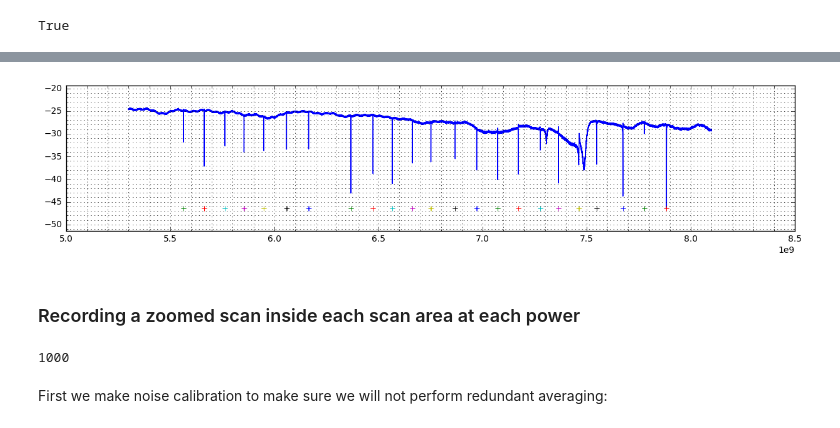
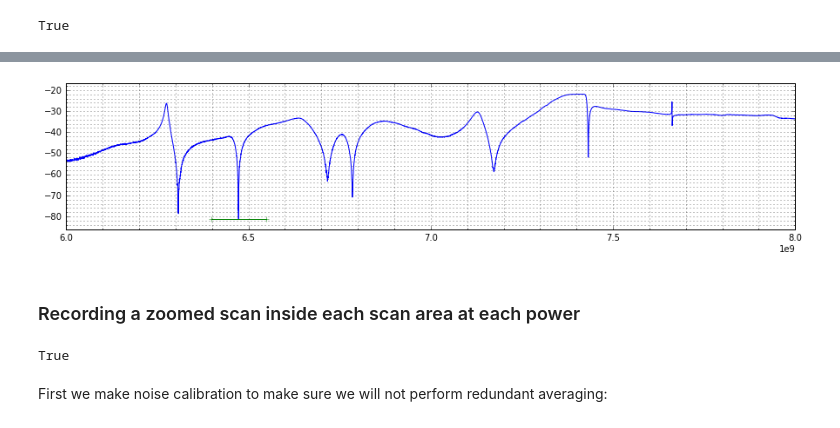
Before and after one commit to niobiumpro/Measurement-automation, a Jupyter notebook: Resonator measurements.ipynb, the cells around one changed output, grey strips where cells are left out. Saved outputs shown, nothing was run; the diff lists cells and outputs as text; code cells hidden in the pictures.

```diff
--- a/Resonator measurements.ipynb
+++ b/Resonator measurements.ipynb
@@ -47,4 +47,4 @@ pna_l.set_averages(10)
 # %% [output]
 True
-# %%
-znb.set_power(-10)
+# %%
+pna_l.set_power(0)
@@ -69,8 +71,8 @@ def guess_scan_areas(area_size, depth):
         scan_areas : list
         A list of tuples each representing an area in frequency presumably around the resonator dips
     '''
-    freqs, amps = znb.get_frequencies(), 20*log10(abs(znb.get_sdata()))
-    window = 100
+    freqs, amps = pna_l.get_frequencies(), 20*log10(abs(pna_l.get_sdata()))
+    window = 1000
     extrema = argrelextrema(amps, np.less, order=window)[0]
     deep_minima = []
     for extremum in extrema:
@@ -79,6 +81,6 @@ def guess_scan_areas(area_size, depth):
             deep_minima.append(freqs[extremum])
     return [(m-area_size/2, m+area_size/2) for m in deep_minima]
 # %%
-scan_areas = guess_scan_areas(1e6, 1)[:]
+scan_areas = guess_scan_areas(150e6, 1)[:]
 scan_areas[:10], len(scan_areas)
 # %% [output]
@@ -107,38 +99,38 @@ del scan_areas[-2]
 # %%
 save_graph = False
 
-plt.plot(znb.get_frequencies(), 20*log10(abs(znb.get_sdata())))
+plt.plot(pna_l.get_frequencies(), 20*log10(abs(pna_l.get_sdata())))
 
 if not save_graph:
     for scan_area in scan_areas:
-        plt.plot(scan_area, ones(2)*min(20*log10(abs(znb.get_sdata()))), marker="+")
+        plt.plot(scan_area, ones(2)*min(20*log10(abs(pna_l.get_sdata()))), marker="+")
 
 # plt.xlim(scan_areas[10]) # the x-axis limits may are set to a certain scan area to check whether it was guessed correctly
-plt.ylim(min(20*log10(abs(znb.get_sdata())))-5,max(20*log10(abs(znb.get_sdata())))+5)
+plt.ylim(min(20*log10(abs(pna_l.get_sdata())))-5,max(20*log10(abs(pna_l.get_sdata())))+5)
 # plt.xlim(6.5e9, 8e9)
 plt.minorticks_on()
 plt.grid(which="both")
 plt.gcf().set_size_inches(15, 3)
 
 # Here the first datafile is created. It is placed in a folder with current date which is also created below.
 
 if save_graph:
     try:
         os.mkdir("./data/"+str(datetime.datetime.now().date()))
     except FileExistsError:
         pass
     with open("./data/"+str(datetime.datetime.now().date())+"/"+sample_name+".pkl", "wb") as f:
         pickle.dump((znb.get_frequencies(), znb.get_sdata()), f)
 # %% [output]
-[figure, old version]
+[figure, new version]
 # %% [markdown]
 ### Recording a zoomed scan inside each scan area at each power
 # %%
 power_scans = {}
-znb.set_nop(1000)
-znb.set_bandwidth(1000)
+pna_l.set_nop(1000)
+pna_l.set_bandwidth(1000)
 # %% [output]
-1000
+True
 # %% [markdown]
 First we make noise calibration to make sure we will not perform redundant averaging:
 # %%
```
Also changed, not shown: parts of 9 cells of this notebook, 15 other files.
